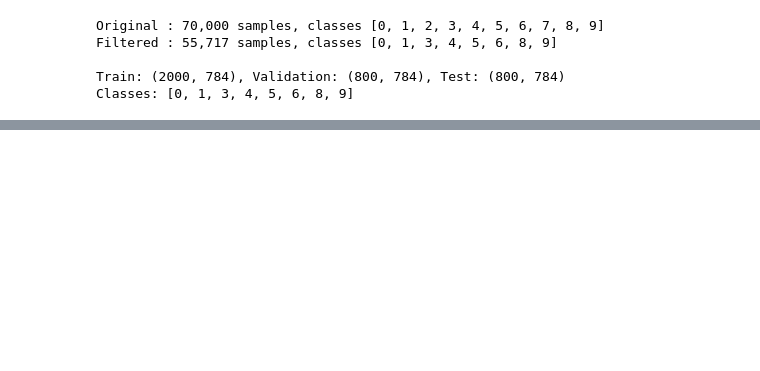
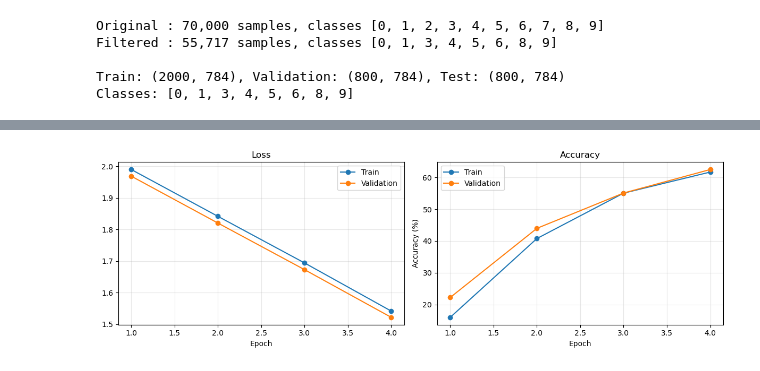
Before and after one commit to judenam4655/cse25_project, a Jupyter notebook: FFNN_Digits_Project.ipynb, the cells around one changed output, grey strips where cells are left out. Saved outputs shown, nothing was run; the diff lists cells and outputs as text; code cells hidden in the pictures; blank space fills up the shorter version.

Commit message:
Added 8x8 Filter Case Functions

```diff
--- a/FFNN_Digits_Project.ipynb
+++ b/FFNN_Digits_Project.ipynb
@@ -971,0 +1043,30 @@ FFNN training time: 2.51s
+# %%
+#FFNN Model (Filtered 8x8)
+
+num_classes_rs = len(remaining_classes_rs)
+
+ffnn_model_rs = initialize_model_torch(
+    input_size=X_train_rs.shape[1],   # 64 for 8x8
+    layer_sizes=[16, num_classes_rs],
+    activations=['relu', 'softmax'],
+    seed=SEED,
+)
+print(f"FFNN parameters: {sum(p.numel() for p in ffnn_model_rs.parameters())}")
+
+ffnn_start_rs = time.perf_counter()
+ffnn_history_rs = train_ffnn_torch(
+    ffnn_model_rs,
+    X_train_rs, y_train_rs,
+    X_val_rs,   y_val_rs,
+    epochs=4,
+    learning_rate=0.03,
+    batch_size=32,
+)
+ffnn_train_time_rs = time.perf_counter() - ffnn_start_rs
+ffnn_test_accuracy_rs = ffnn_accuracy_torch(ffnn_model_rs, X_test_rs, y_test_rs)
+
+print(f"\nFFNN test accuracy: {ffnn_test_accuracy_rs:.2f}%")
+print(f"FFNN training time: {ffnn_train_time_rs:.2f}s")
+
+plot_ffnn_history(ffnn_history_rs)
+# %% [output]
@@ -971,0 +1081 @@ FFNN training time: 2.51s
+[figure, added]
```
Also changed, not shown: parts of 11 cells of this notebook.
